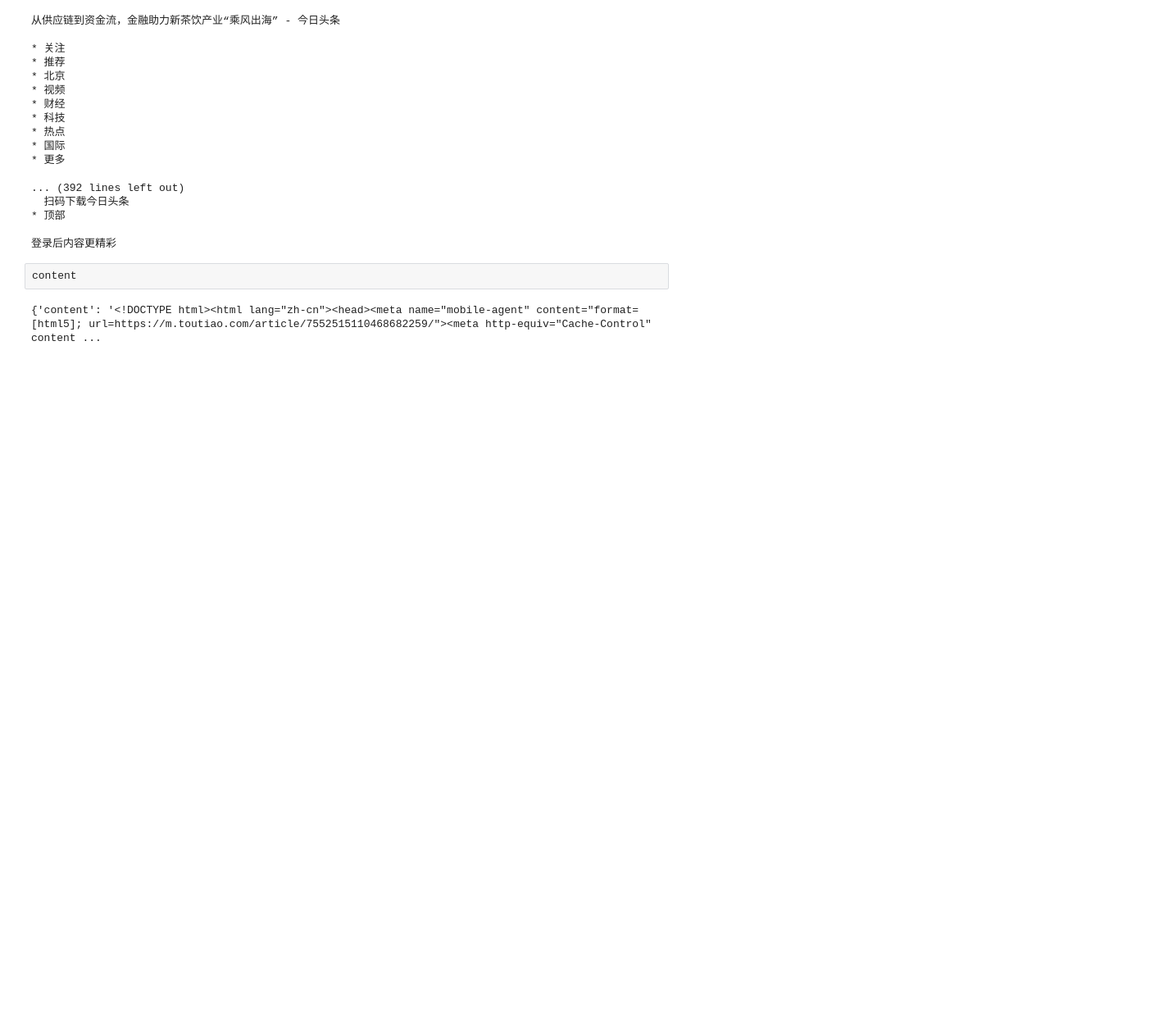
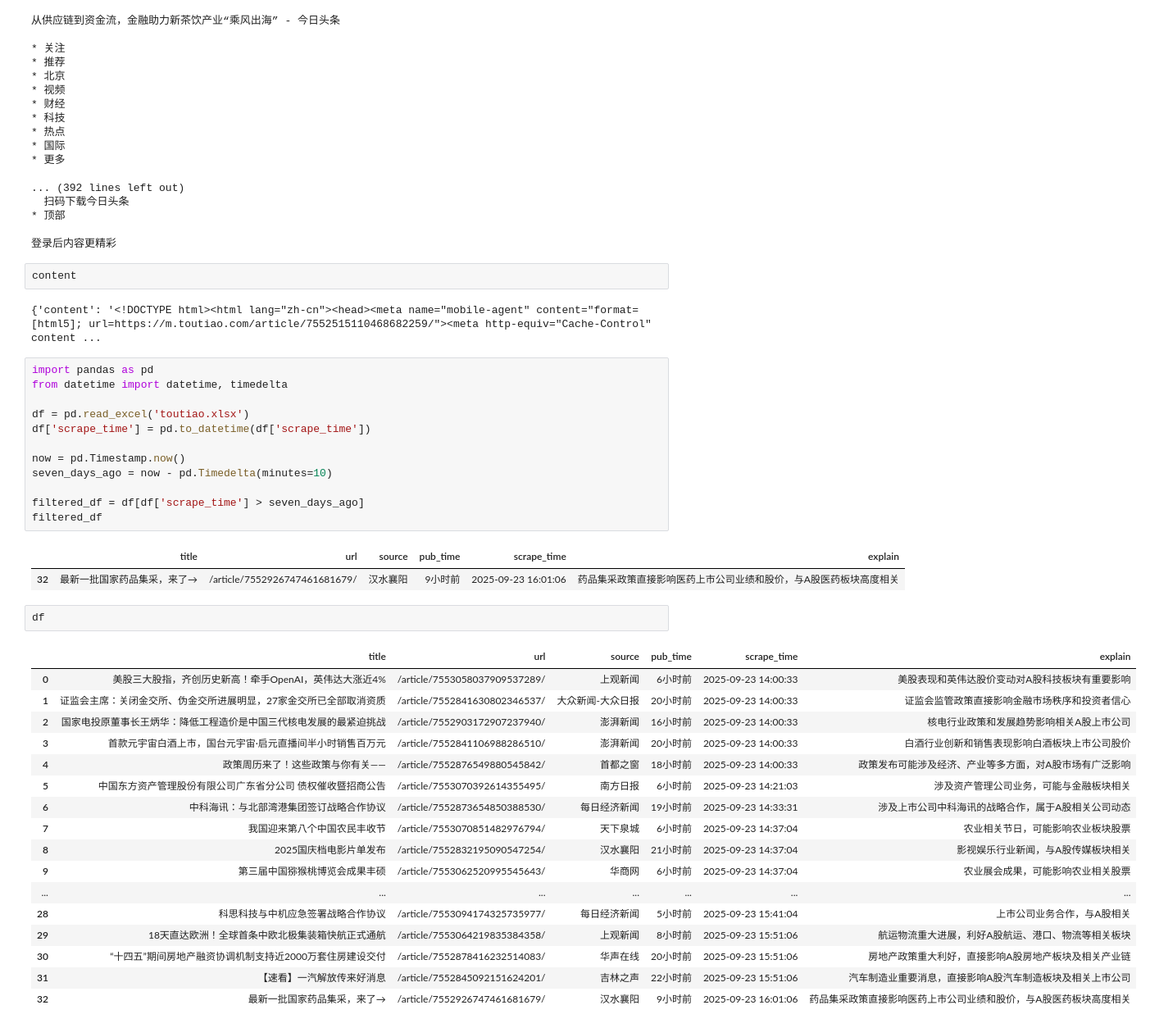
Before and after one commit to XinyuDu/scrapy, a Jupyter notebook: toutiao/main.ipynb, the cells around one changed output. Shown: that part at 82% size. Saved outputs shown, nothing was run; the diff lists cells and outputs as text; blank space fills up the shorter version.

Commit message:
toutiao

```diff
--- a/toutiao/main.ipynb
+++ b/toutiao/main.ipynb
@@ -173,3 +173,38 @@ print(markdown_text)
 content
 # %% [output]
 {'content': '<!DOCTYPE html><html lang="zh-cn"><head><meta name="mobile-agent" content="format=[html5]; url=https://m.toutiao.com/article/7552515110468682259/"><meta http-equiv="Cache-Control" content ...
+# %%
+import pandas as pd
+from datetime import datetime, timedelta
+
+df = pd.read_excel('toutiao.xlsx')
+df['scrape_time'] = pd.to_datetime(df['scrape_time'])
+
+now = pd.Timestamp.now()
+seven_days_ago = now - pd.Timedelta(minutes=10)
+
+filtered_df = df[df['scrape_time'] > seven_days_ago]
+filtered_df
+# %% [output]
+|  | title | url | source | pub_time | scrape_time | explain |
+| 32 | 最新一批国家药品集采，来了→ | /article/7552926747461681679/ | 汉水襄阳 | 9小时前 | 2025-09-23 16:01:06 | 药品集采政策直接影响医药上市公司业绩和股价，与A股医药板块高度相关 |
+# %%
+df
+# %% [output]
+|  | title | url | source | pub_time | scrape_time | explain |
+| 0 | 美股三大股指，齐创历史新高！牵手OpenAI，英伟达大涨近4% | /article/7553058037909537289/ | 上观新闻 | 6小时前 | 2025-09-23 14:00:33 | 美股表现和英伟达股价变动对A股科技板块有重要影响 |
+| 1 | 证监会主席：关闭金交所、伪金交所进展明显，27家金交所已全部取消资质 | /article/7552841630802346537/ | 大众新闻-大众日报 | 20小时前 | 2025-09-23 14:00:33 | 证监会监管政策直接影响金融市场秩序和投资者信心 |
+| 2 | 国家电投原董事长王炳华：降低工程造价是中国三代核电发展的最紧迫挑战 | /article/7552903172907237940/ | 澎湃新闻 | 16小时前 | 2025-09-23 14:00:33 | 核电行业政策和发展趋势影响相关A股上市公司 |
+| 3 | 首款元宇宙白酒上市，国台元宇宙·启元直播间半小时销售百万元 | /article/7552841106988286510/ | 澎湃新闻 | 20小时前 | 2025-09-23 14:00:33 | 白酒行业创新和销售表现影响白酒板块上市公司股价 |
+| 4 | 政策周历来了！这些政策与你有关—— | /article/7552876549880545842/ | 首都之窗 | 18小时前 | 2025-09-23 14:00:33 | 政策发布可能涉及经济、产业等多方面，对A股市场有广泛影响 |
+| 5 | 中国东方资产管理股份有限公司广东省分公司 债权催收暨招商公告 | /article/7553070392614355495/ | 南方日报 | 6小时前 | 2025-09-23 14:21:03 | 涉及资产管理公司业务，可能与金融板块相关 |
+| 6 | 中科海讯：与北部湾港集团签订战略合作协议 | /article/7552873654850388530/ | 每日经济新闻 | 19小时前 | 2025-09-23 14:33:31 | 涉及上市公司中科海讯的战略合作，属于A股相关公司动态 |
+| 7 | 我国迎来第八个中国农民丰收节 | /article/7553070851482976794/ | 天下泉城 | 6小时前 | 2025-09-23 14:37:04 | 农业相关节日，可能影响农业板块股票 |
+| 8 | 2025国庆档电影片单发布 | /article/7552832195090547254/ | 汉水襄阳 | 21小时前 | 2025-09-23 14:37:04 | 影视娱乐行业新闻，与A股传媒板块相关 |
+| 9 | 第三届中国猕猴桃博览会成果丰硕 | /article/7553062520995545643/ | 华商网 | 6小时前 | 2025-09-23 14:37:04 | 农业展会成果，可能影响农业相关股票 |
+| ... | ... | ... | ... | ... | ... | ... |
+| 28 | 科思科技与中机应急签署战略合作协议 | /article/7553094174325735977/ | 每日经济新闻 | 5小时前 | 2025-09-23 15:41:04 | 上市公司业务合作，与A股相关 |
+| 29 | 18天直达欧洲！全球首条中欧北极集装箱快航正式通航 | /article/7553064219835384358/ | 上观新闻 | 8小时前 | 2025-09-23 15:51:06 | 航运物流重大进展，利好A股航运、港口、物流等相关板块 |
+| 30 | “十四五”期间房地产融资协调机制支持近2000万套住房建设交付 | /article/7552878416232514083/ | 华声在线 | 20小时前 | 2025-09-23 15:51:06 | 房地产政策重大利好，直接影响A股房地产板块及相关产业链 |
+| 31 | 【速看】一汽解放传来好消息 | /article/7552845092151624201/ | 吉林之声 | 22小时前 | 2025-09-23 15:51:06 | 汽车制造业重要消息，直接影响A股汽车制造板块及相关上市公司 |
+| 32 | 最新一批国家药品集采，来了→ | /article/7552926747461681679/ | 汉水襄阳 | 9小时前 | 2025-09-23 16:01:06 | 药品集采政策直接影响医药上市公司业绩和股价，与A股医药板块高度相关 |
```
Also changed, not shown: 4 other files.
